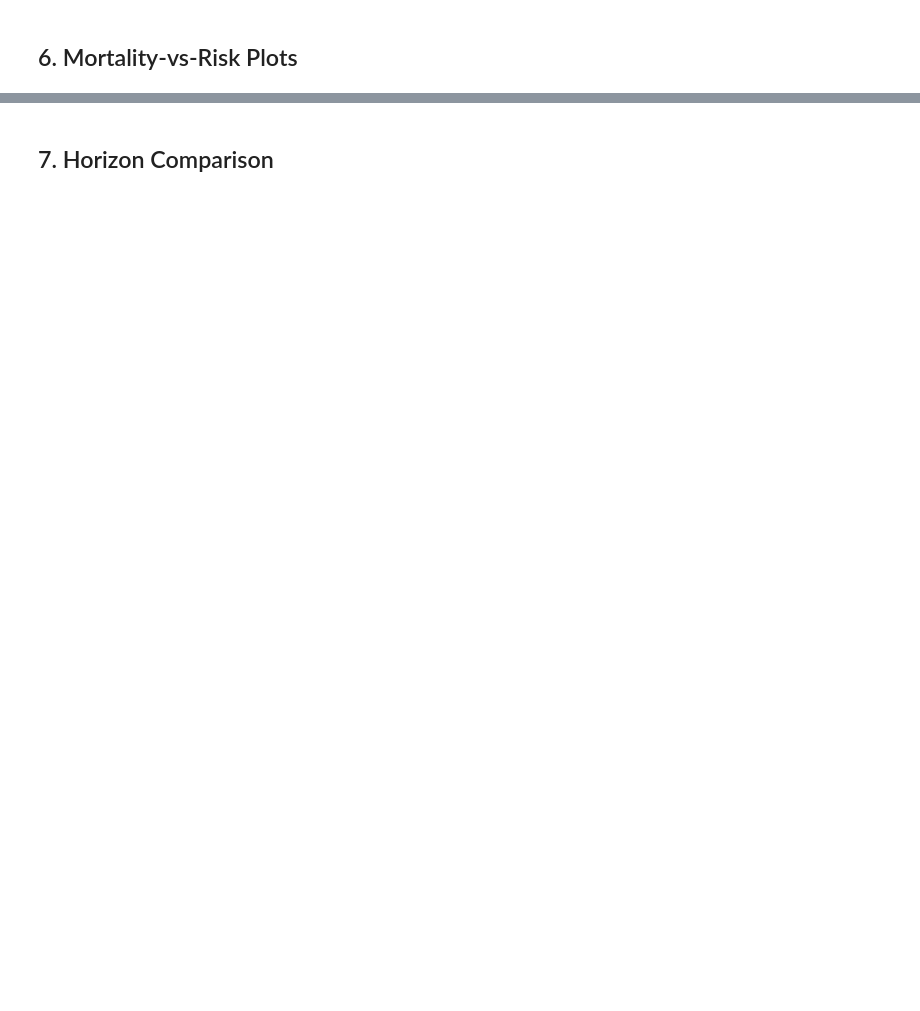
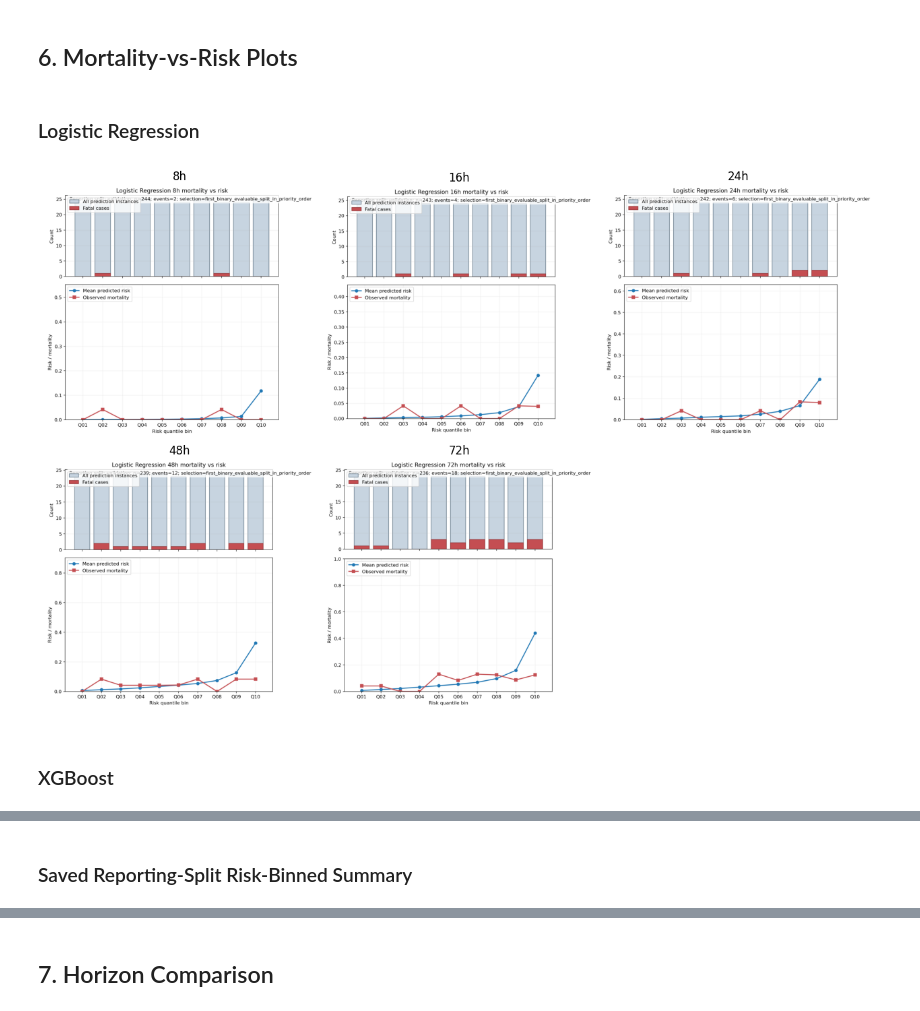
Before and after one commit to joameyer/1-mortality-decomposition, a Jupyter notebook: hpc-1-mortality-decomposition/notebooks/ch1_asic_baseline_evaluation_review.ipynb, the cells around one changed output, grey strips where cells are left out. Cells and saved outputs as stored; diff of their text form; code cells hidden in the pictures; blank space fills up the shorter version.

```diff
--- a/hpc-1-mortality-decomposition/notebooks/ch1_asic_baseline_evaluation_review.ipynb
+++ b/hpc-1-mortality-decomposition/notebooks/ch1_asic_baseline_evaluation_review.ipynb
@@ -210,9 +289,16 @@ for model_name in MODELS:
 # %%
 for model_name in MODELS:
     display(Markdown(f"### {model_label(model_name)}"))
-    image_paths = [evaluation_path(model_name, f"horizon_{horizon_h}h/mortality_vs_risk_plot.png") for horizon_h in HORIZONS]
+    image_paths = [
+        evaluation_image_path(model_name, f"horizon_{horizon_h}h/mortality_vs_risk_plot.png")
+        for horizon_h in HORIZONS
+    ]
     titles = [f"{horizon_h}h" for horizon_h in HORIZONS]
     show_image_grid(image_paths, titles, ncols=3, figsize_scale=4.2)
 
 display(Markdown("### Saved Reporting-Split Risk-Binned Summary"))
 display(combined_risk_summary.head(20))
+# %% [output]
+### Logistic Regression
+[figure, added]
+### XGBoost
@@ -218,0 +306 @@ display(combined_risk_summary.head(20))
+### Saved Reporting-Split Risk-Binned Summary
```
Also changed, not shown: parts of 10 cells of this notebook, 21 other files.
